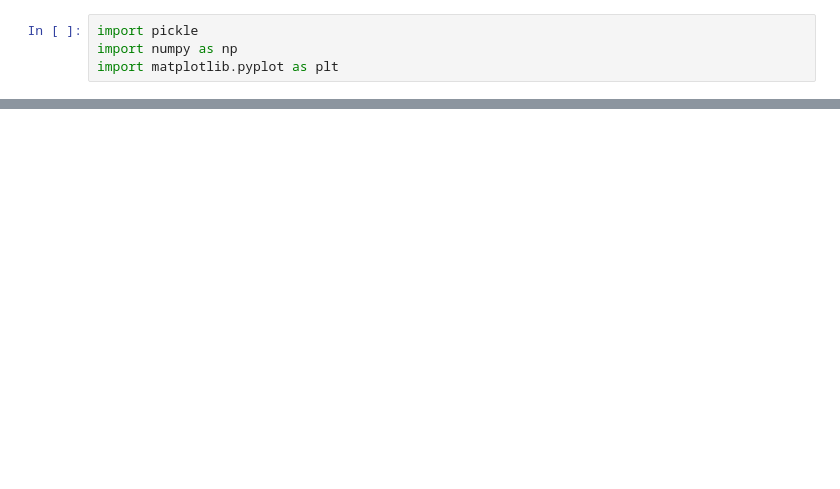
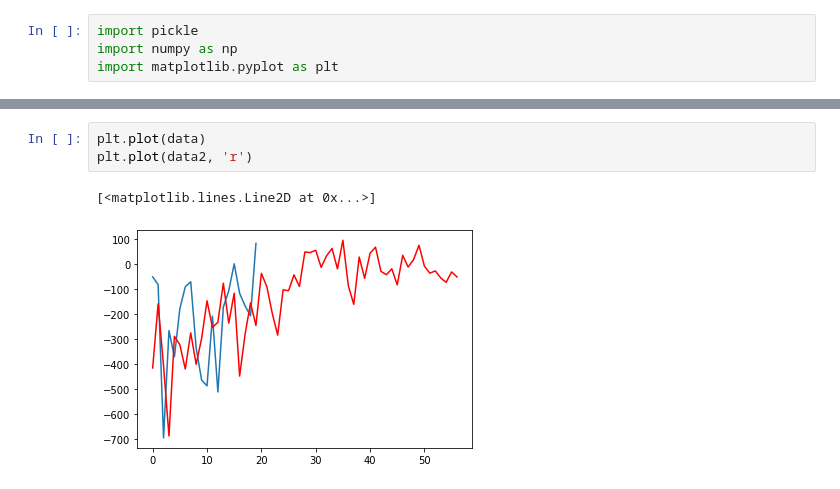
Before and after one commit to i-abr/HybridLearning, a Jupyter notebook: analysis.ipynb, the cells around one changed output, grey strips where cells are left out. Cells and saved outputs as stored; diff of their text form; blank space fills up the shorter version.

```diff
--- a/analysis.ipynb
+++ b/analysis.ipynb
@@ -13,0 +17,6 @@ plt.plot(data2)
+# %%
+plt.plot(data)
+plt.plot(data2, 'r')
+# %% [output]
+[<matplotlib.lines.Line2D at 0x...>]
+[figure, added]
```
Also changed, not shown: parts of 3 cells of this notebook, 13 other files.
